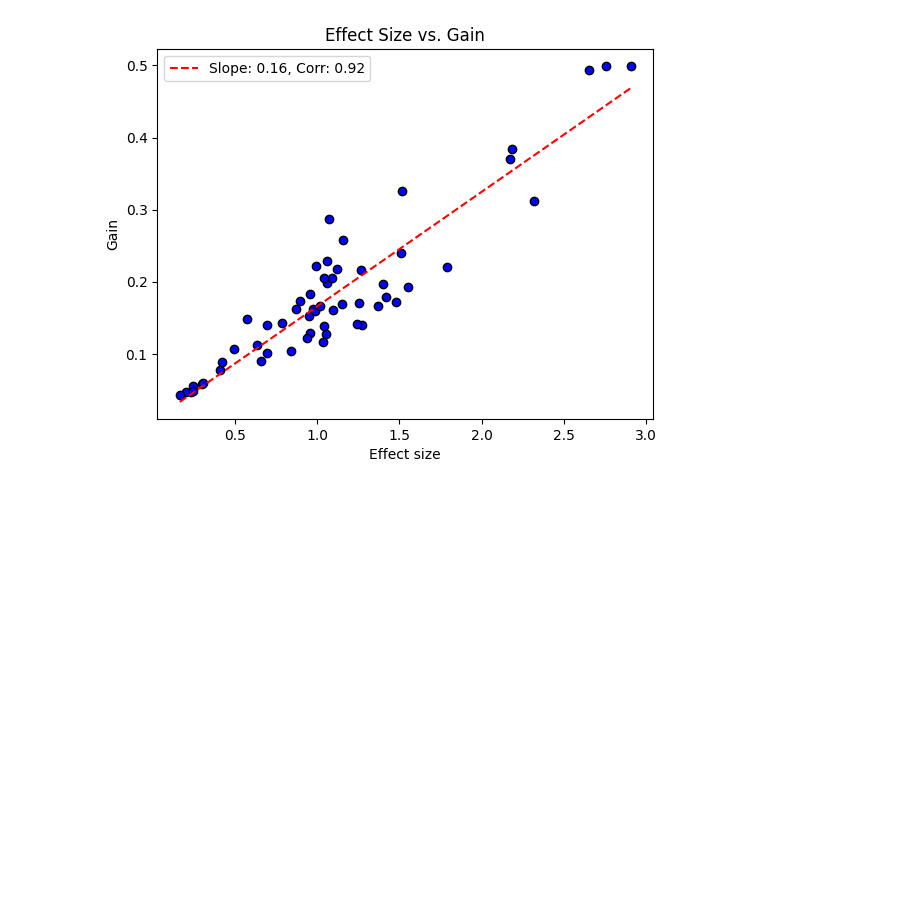
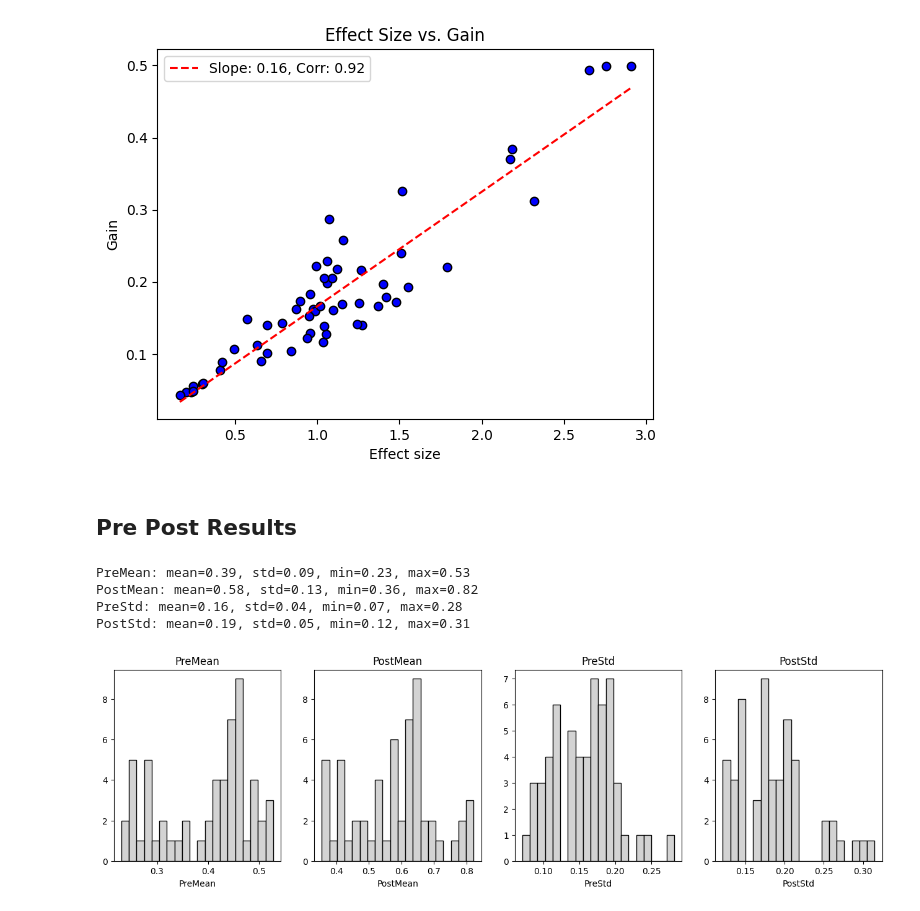
Before and after one commit to oross314/Modeling-Active-Learning-Classrooms, a Jupyter notebook: data_exploration_plots.ipynb, the cells around one changed output. Drawn from its saved outputs; the diff is of its cells as text; code cells hidden in the pictures; blank space fills up the shorter version.

```diff
--- a/data_exploration_plots.ipynb
+++ b/data_exploration_plots.ipynb
@@ -82,3 +97,19 @@ plt.title('Effect Size vs. Gain')
 # %% [output]
 Text(0.5, 1.0, 'Effect Size vs. Gain')
 [figure]
+# %% [markdown]
+## Pre Post Results
+# %%
+fig, ax = plt.subplots(1, 4, figsize=(16, 4))
+labels = ['PreMean', 'PostMean', 'PreStd', 'PostStd']
+for i in range(len(labels)):
+    ax[i].hist(data[labels[i]], bins=20, color='lightgray', edgecolor='black')
+    print(f'{labels[i]}: mean={data[labels[i]].mean():.2f}, std={data[labels[i]].std():.2f}, min={data[labels[i]].min():.2f}, max={data[labels[i]].max():.2f}')
+    ax[i].set_title(labels[i])
+    ax[i].set_xlabel(labels[i])
+# %% [output]
+PreMean: mean=0.39, std=0.09, min=0.23, max=0.53
+PostMean: mean=0.58, std=0.13, min=0.36, max=0.82
+PreStd: mean=0.16, std=0.04, min=0.07, max=0.28
+PostStd: mean=0.19, std=0.05, min=0.12, max=0.31
+[figure, added]
```
Also changed, not shown: parts of 6 cells of this notebook, 5 other files.
